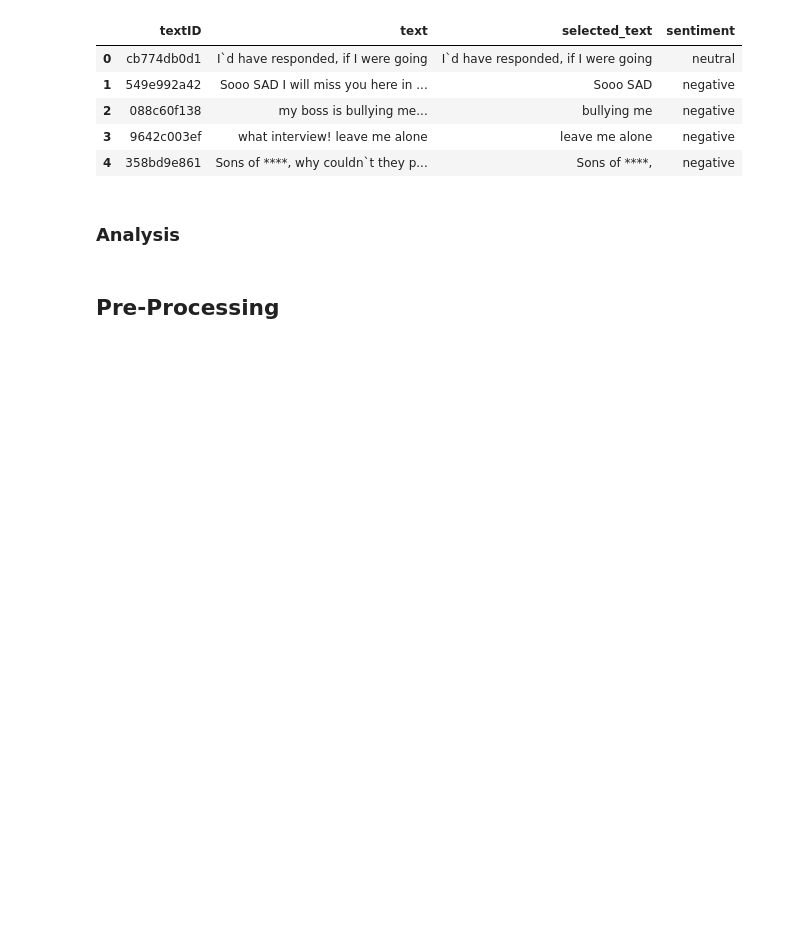
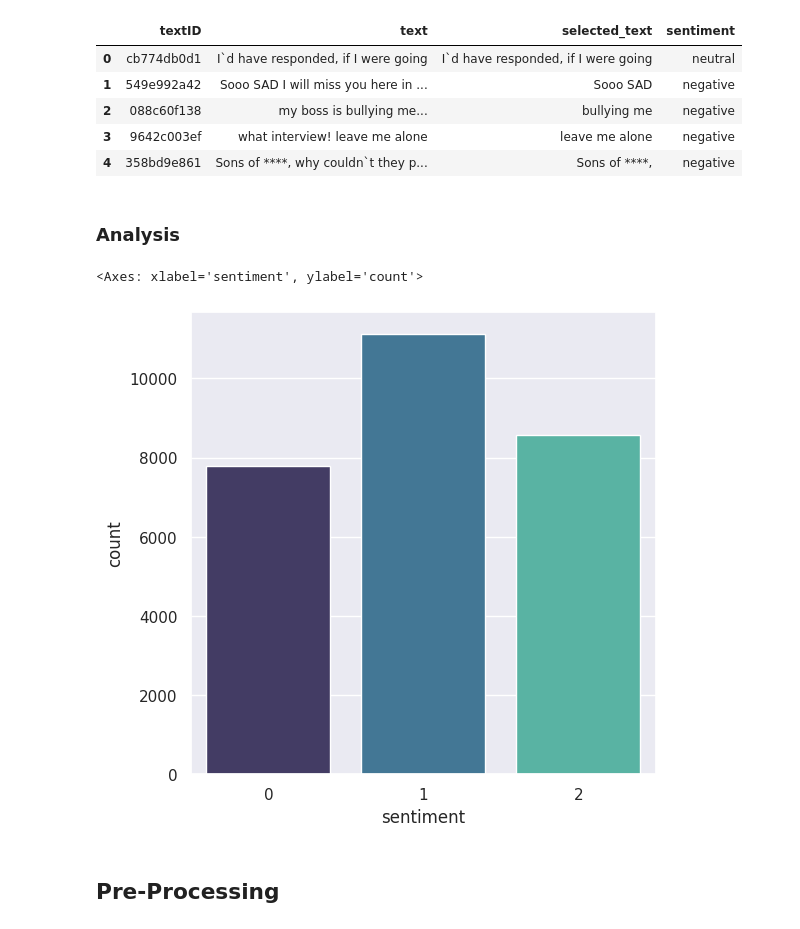
Before and after one commit to mojtabaSefidi/Small-AI-Projects, a Jupyter notebook: Sentiment_Analysis_Using_DeepLearning.ipynb, the cells around one changed output. Saved outputs shown, nothing was run; the diff lists cells and outputs as text; code cells hidden in the pictures; blank space fills up the shorter version.

```diff
--- a/Sentiment_Analysis_Using_DeepLearning.ipynb
+++ b/Sentiment_Analysis_Using_DeepLearning.ipynb
@@ -82,6 +88,13 @@ dataset.head()
 | 4 | 358bd9e861 | Sons of ****, why couldn`t they p... | Sons of ****, | negative |
 # %% [markdown]
 ### **Analysis**
+# %%
+plt.figure(figsize=(6,6))
+# plt.title('AgeGroup devided by Gender')
+sn.countplot(data=dataset, x='sentiment', palette='mako')
+# %% [output]
+<Axes: xlabel='sentiment', ylabel='count'>
+[figure, added]
 # %% [markdown]
 ## **Pre-Processing**
 # %%
```
Also changed, not shown: parts of 20 cells of this notebook.
